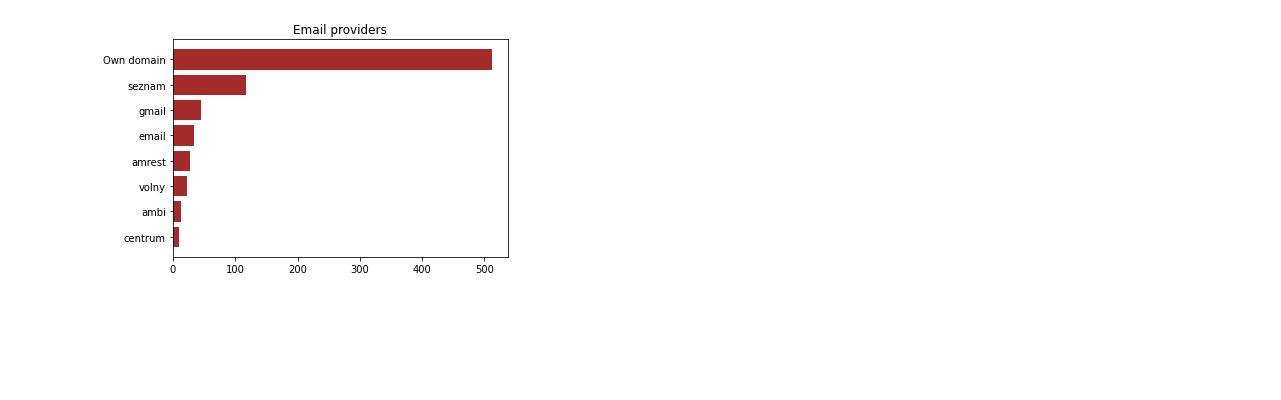
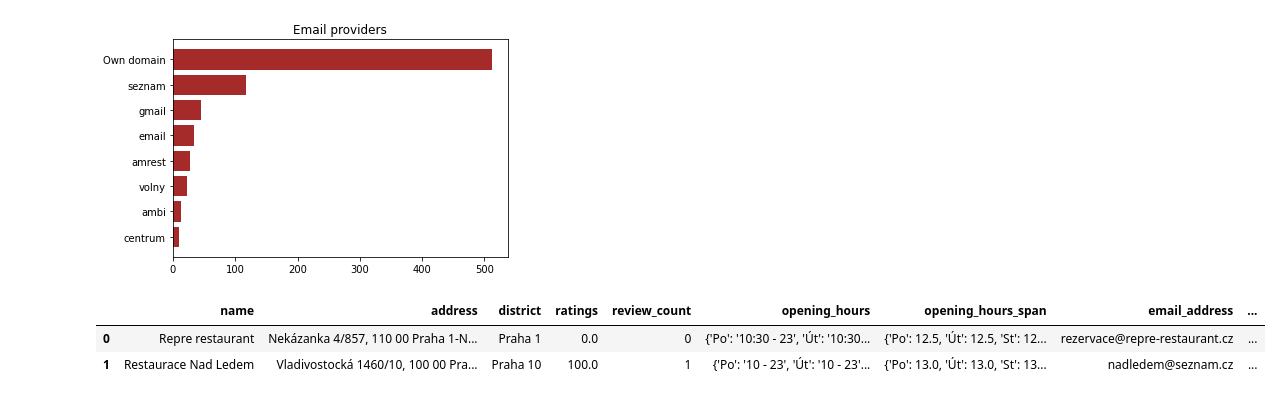
Before and after one commit to Matyas-Mattanelli/Webscraper-Zlate-Stranky, a Jupyter notebook: data_inspection_zlatestranky.ipynb, the cells around one changed output. Saved outputs shown, nothing was run; the diff lists cells and outputs as text; code cells hidden in the pictures; blank space fills up the shorter version.

```diff
--- a/data_inspection_zlatestranky.ipynb
+++ b/data_inspection_zlatestranky.ipynb
@@ -384,3 +384,9 @@ threshold=10
 data_interpreter.plotEmailProvidersCounts(plot_type=plot_type,threshold=threshold)
 # %% [output]
 [figure]
+# %%
+data_interpreter.showRows(2)
+# %% [output]
+|  | name | address | district | ratings | review_count | opening_hours | opening_hours_span | email_address | ... |
+| 0 | Repre restaurant | Nekázanka 4/857, 110 00 Praha 1-N... | Praha 1 | 0.0 | 0 | {'Po': '10:30 - 23', 'Út': '10:30... | {'Po': 12.5, 'Út': 12.5, 'St': 12... | rezervace@repre-restaurant.cz | ... |
+| 1 | Restaurace Nad Ledem | Vladivostocká 1460/10, 100 00 Pra... | Praha 10 | 100.0 | 1 | {'Po': '10 - 23', 'Út': '10 - 23'... | {'Po': 13.0, 'Út': 13.0, 'St': 13... | nadledem@seznam.cz | ... |
```
Also changed, not shown: parts of 4 cells of this notebook, 2 other files.
